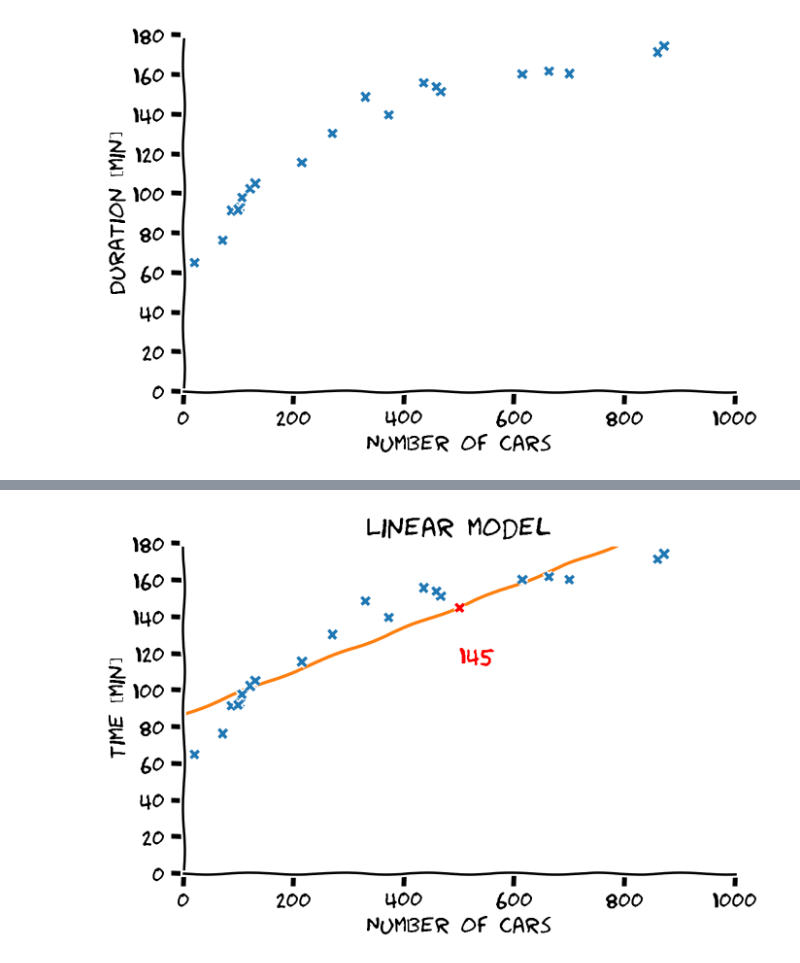
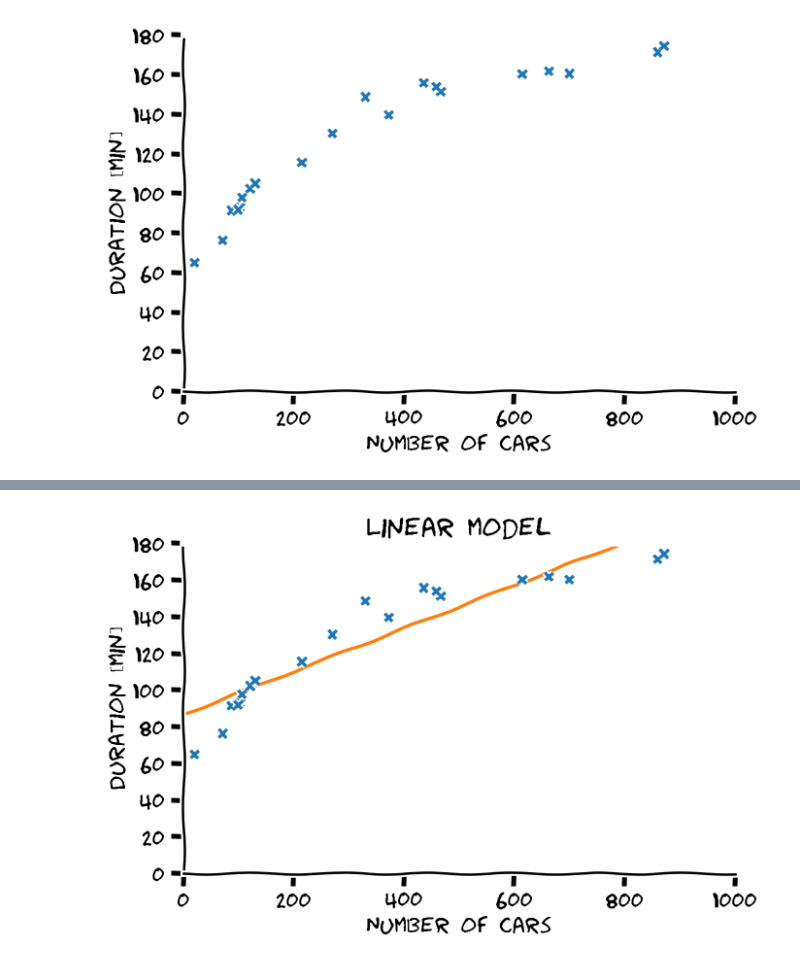
Before and after one commit to technion046195/technion046195, a Jupyter notebook: content/lecture01/code.ipynb, the cells around one changed output, grey strips where cells are left out. Drawn from its saved outputs; the diff is of its cells as text; code cells hidden in the pictures.

```diff
--- a/content/lecture01/code.ipynb
+++ b/content/lecture01/code.ipynb
@@ -211,7 +211,7 @@ x0 = 500
 # %%
 with plt.xkcd():
     fig, ax = plt.subplots(figsize=(6, 4))
-    ax.plot(x_train, y_train, 'x', ms=5, mew=2)
+    ax.plot(x, y, 'x', ms=5, mew=2)
 
     # ax.set_title(f'')
     ax.set_ylabel('Duration [min]')
@@ -227,8 +227,8 @@ fig.savefig('./output/drive_prediction_dataset.png', dpi=240)
 # %%
 with plt.xkcd():
     fig, ax = plt.subplots(figsize=(6, 4))
-    ax.plot(x_train, y_train, 'x', ms=5, mew=2)
-    ax.text(x0, gt_model(x0), '?', size=15, color='red')
+    ax.plot(x, y, 'x', ms=5, mew=2)
+    ax.text(x0[0], gt_model(x0)[0], '?', size=15, color='red')
 
     # ax.set_title(f'')
     ax.set_ylabel('Duration [min]')
@@ -245,7 +245,7 @@ fig.savefig('./output/drive_prediction.png', dpi=240)
 models = ((60, 0.3), (80, 0.1), (140, 0.02), (120, 0.06))
 with plt.xkcd():
     fig, ax = plt.subplots(figsize=(6, 4))
-    ax.plot(x_train, y_train, 'x', ms=5, mew=2)
+    ax.plot(x, y, 'x', ms=5, mew=2)
     for (a, b) in models:
         f = lambda x: a + b *x
         ax.plot(x_grid, f(x_grid), zorder=-1)
@@ -263,0 +264,20 @@ fig.savefig('./output/drive_prediction_linear_models.png', dpi=240)
+# %%
+aug_func = lambda x: x[:, None]
+x_aug = aug_func(x)
+theta = np.linalg.lstsq(x_aug, y, rcond=None)[0]
+h = lambda x: aug_func(x) @ theta
+
+with plt.xkcd():
+    fig, ax = plt.subplots(figsize=(6, 4))
+    ax.plot(x, y, 'x', ms=5, mew=2)
+    ax.plot(x_grid, h(x_grid), zorder=-1)
+
+    ax.set_title(f'Linear model - no bias')
+    ax.set_ylabel('Duration [min]')
+    ax.set_xlabel('Number of cars')
+    ax.spines['right'].set_color('none')
+    ax.spines['top'].set_color('none')
+    ax.set_xlim(0, 1000)
+    ax.set_ylim(0, 180)
+    plt.tight_layout()
+fig.savefig('./output/drive_prediction_linear_no_bias.png', dpi=240)
@@ -264,24 +286,22 @@ fig.savefig('./output/drive_prediction_linear_models.png', dpi=240)
 # %%
-order = 2
-x_mat = x_train[:, None] ** np.arange(order)[None, :]
-theta = np.linalg.lstsq(x_mat, y_train, rcond=None)[0]
-f = lambda x: (x ** np.arange(order)[:, None]).T @ theta
+order = 1
+aug_func = lambda x: x[:, None] ** np.arange(order + 1)[None, :]
+theta = np.linalg.lstsq(aug_func(x), y, rcond=None)[0]
+h = lambda x: aug_func(x) @ theta
 
 with plt.xkcd():
     fig, ax = plt.subplots(figsize=(6, 4))
-    ax.plot(x_train, y_train, 'x', ms=5, mew=2)
-    ax.plot(x_grid, f(x_grid), zorder=-1)
-    ax.plot(x0, f(x0), 'x', color='red', ms=5, mew=2)
-    ax.text(x0, f(x0) - 30, f'{int(f(x0))}', size=15, color='red', ha='left')
+    ax.plot(x, y, 'x', ms=5, mew=2)
+    ax.plot(x_grid, h(x_grid), zorder=-1)
 
     ax.set_title(f'Linear model')
     ax.set_ylabel('Duration [min]')
     ax.set_xlabel('Number of cars')
     ax.spines['right'].set_color('none')
     ax.spines['top'].set_color('none')
     ax.set_xlim(0, 1000)
     ax.set_ylim(0, 180)
     plt.tight_layout()
 fig.savefig('./output/drive_prediction_linear.png', dpi=240)
 # %% [output]
-[figure, old version]
+[figure, new version]
```
Also changed, not shown: parts of 9 cells of this notebook, 24 other files.
